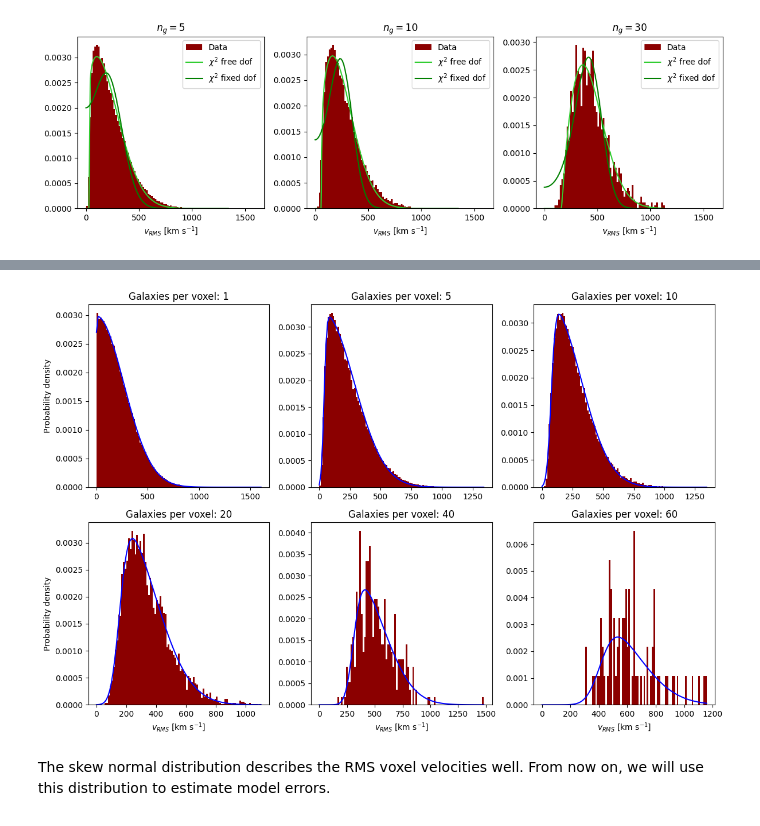
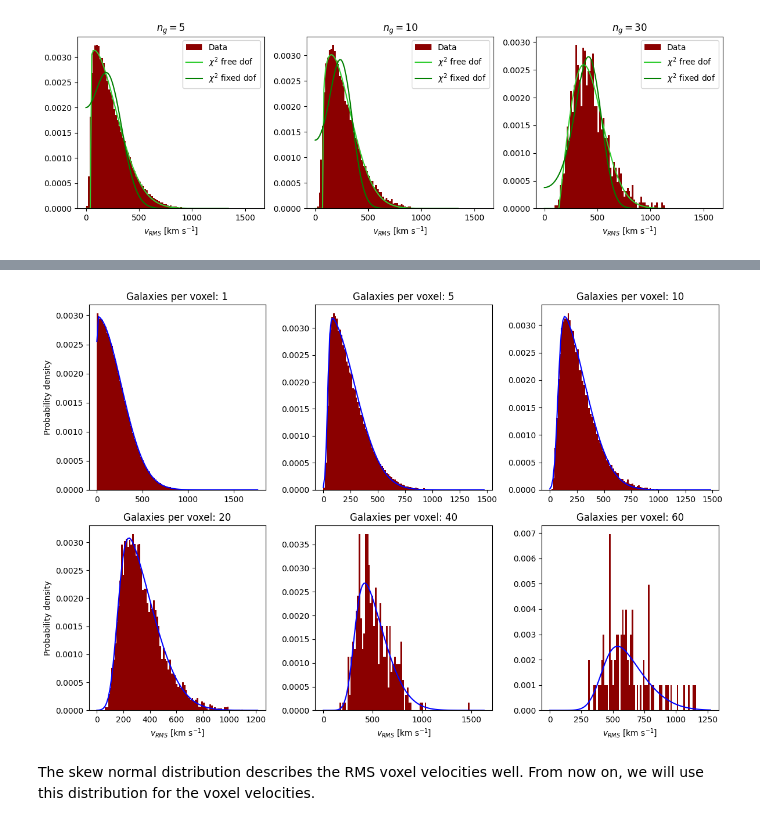
Before and after one commit to Quinten313/MRP, a Jupyter notebook: scripts/velocity_distribution.ipynb, the cells around one changed output, grey strips where cells are left out. Saved outputs shown, nothing was run; the diff lists cells and outputs as text; code cells hidden in the pictures.

```diff
--- a/scripts/velocity_distribution.ipynb
+++ b/scripts/velocity_distribution.ipynb
@@ -81,10 +81,10 @@ fig, ax = plt.subplots(1,3,figsize=[12,4])
 
 for axis, n_g in zip(ax, [5, 10, 30]):
     v = dmo.voxel_velocity[0][dmo.number_density == n_g]
-    bin_centers, pdf_data = prep_fit(v)
+    bin_centers, pmf_data = binned_v_probability(v)
 
-    fit_free_dof, _ = curve_fit(chi2_pdf, bin_centers, pdf_data, p0=[n_g-1, 0, 100000, 600])
-    fit_fixed_dof, _ = curve_fit(chi2_pdf_fixed_dof(n_g), bin_centers, pdf_data, p0=[0, 100000, 1000])
+    fit_free_dof, _ = curve_fit(chi2_pdf, bin_centers, pmf_data, p0=[n_g-1, 0, 100000, 600])
+    fit_fixed_dof, _ = curve_fit(chi2_pdf_fixed_dof(n_g), bin_centers, pmf_data, p0=[0, 100000, 1000])
 
     xx = np.linspace(0, np.max(v), 100)
 
@@ -118,4 +119,4 @@ def skewnorm_pdf(x, a, b, c):
 # %%
 v = dmo.voxel_velocity[0][dmo.number_density > 0]
-bin_centers, pdf_data = prep_fit(v)
+bin_centers, pdf_data = binned_v_probability(v)
 # %%
@@ -144,34 +145,36 @@ The skewnormal distribution is a very good fit to the whole population of RMS vo
 # %%
-def fit_skew_norm(v, n_bins, p0=None):
-    bin_edges = np.linspace(0, np.max(v), 100)
-    bin_centers, pdf_data = prep_fit(v)
-    fit, _ = curve_fit(skewnorm_pdf, bin_centers, pdf_data, p0=p0)
+def fit_skew_norm_pdf(v, n_bins, p0=None):
+    bin_edges = np.linspace(0, 1.1*np.max(v), n_bins+1)
+    bin_centers, pmf_data = binned_v_probability(v)
+    fit, _ = curve_fit(skewnorm_pdf, bin_centers, pmf_data, p0=p0)
     return bin_edges, fit
 # %%
 def plot_skew_norm(ax, bin_edges, fit):
     ax.hist(v, bins=bin_edges, label='Data', color='darkred', density=True)
 
-    xx = np.linspace(0, np.max(v), 100)
+    xx = np.linspace(0, 1.1*np.max(v), 100)
     ax.plot(xx, skewnorm_pdf(xx, *fit), label='Skew normal', color='blue')
 # %%
 fig, ax = plt.subplots(2, 3,figsize=[12, 8])
 
-_, p0 = fit_skew_norm(dmo.voxel_velocity[0][dmo.number_density > 0], 100)
+_, p0 = fit_skew_norm_pdf(dmo.voxel_velocity[0][dmo.number_density > 0], 100)
 for n_g, axis in zip([1, 5, 10, 20, 40, 60], ax.flatten()):
     v = dmo.voxel_velocity[0][dmo.number_density == n_g]
-    bin_edges, fit = fit_skew_norm(v, 100, p0)
+    bin_edges, fit = fit_skew_norm_pdf(v, 100, p0)
+    bin_centers, pdf_data = binned_v_probability(v)
+    fit, _ = curve_fit(skewnorm_pdf, bin_centers, pdf_data, p0=p0)
     plot_skew_norm(axis, bin_edges, fit)
     axis.set_title(f'Galaxies per voxel: {n_g}')
 
 for axis in ax[:, 0]:
     axis.set_ylabel('Probability density')
 for axis in ax[1, :]:
     axis.set_xlabel('$v_{RMS}$ [km s$^{-1}$]')
 
 
 fig.tight_layout()
 plt.show()
 # %% [output]
-[figure, old version]
+[figure, new version]
 # %% [markdown]
-The skew normal distribution describes the RMS voxel velocities well. From now on, we will use this distribution to estimate model errors.
+The skew normal distribution describes the RMS voxel velocities well. From now on, we will use this distribution for the voxel velocities.
```
Also changed, not shown: parts of 35 cells of this notebook.
